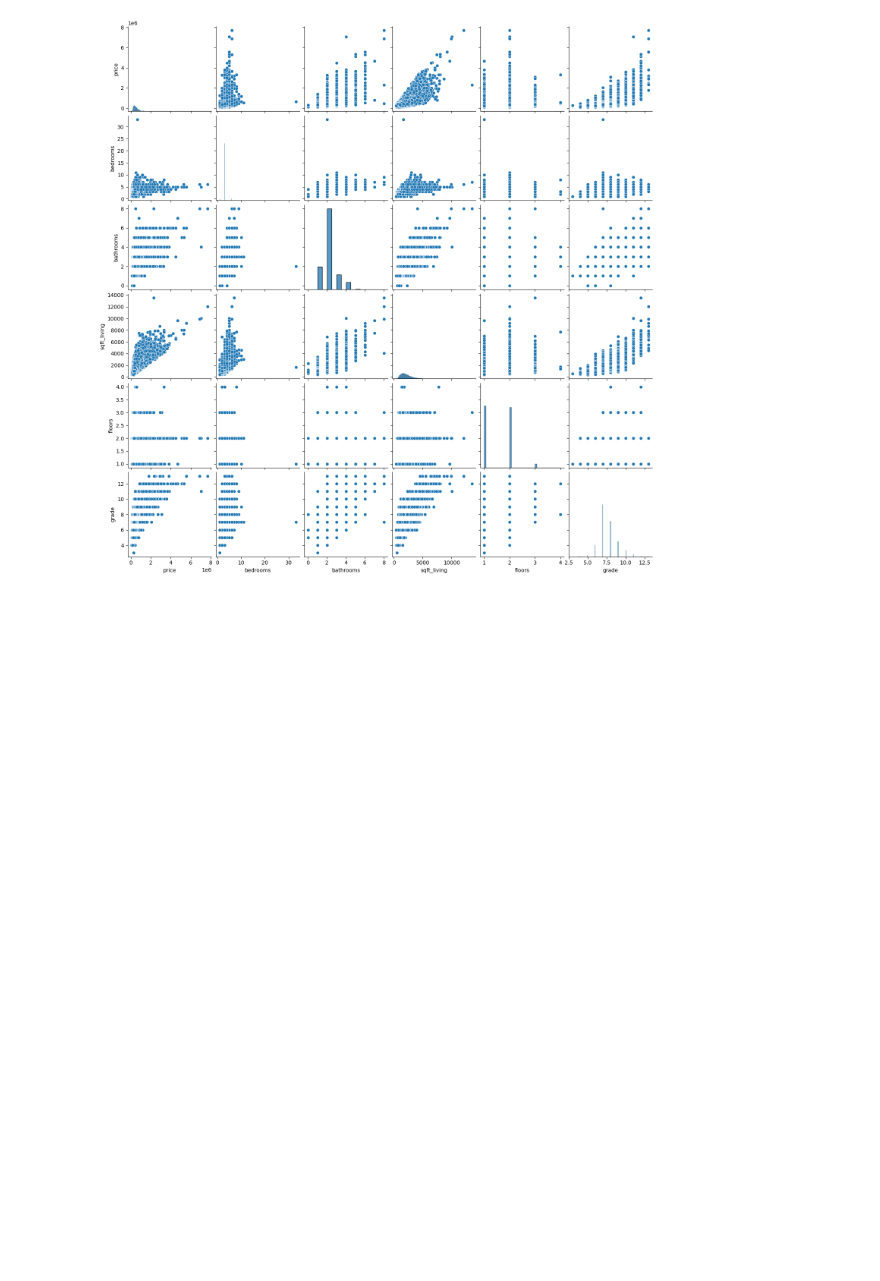
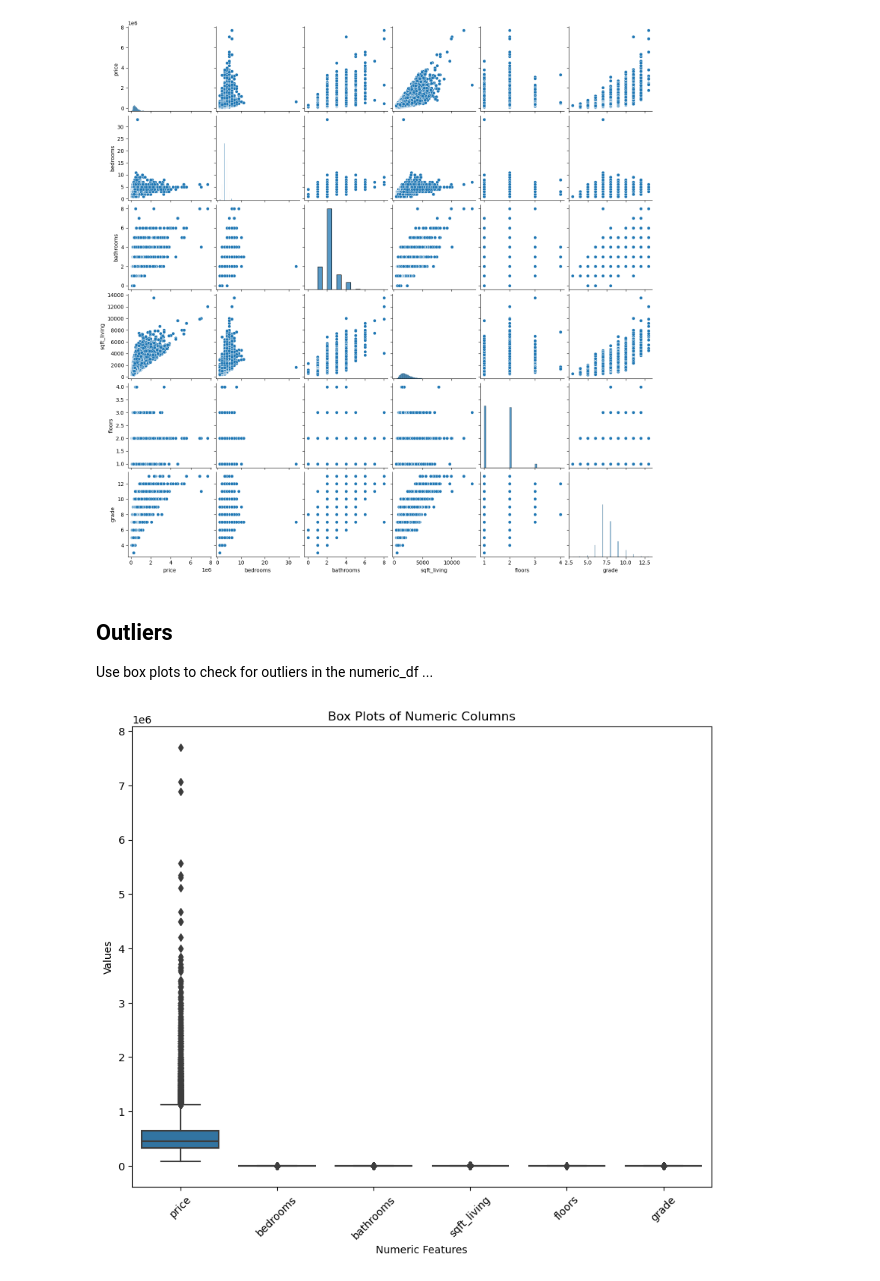
Before and after one commit to lchep2024/phase_2_project, a Jupyter notebook: members/joan.ipynb, the cells around one changed output. Saved outputs shown, nothing was run; the diff lists cells and outputs as text; code cells hidden in the pictures; blank space fills up the shorter version.

Commit message:
Check for outliers

```diff
--- a/members/joan.ipynb
+++ b/members/joan.ipynb
@@ -465,3 +465,16 @@ with warnings.catch_warnings():
     sns.pairplot(numeric_df)
 # %% [output]
 [figure]
+# %% [markdown]
+## Outliers
+Use box plots to check for outliers in the numeric_df ...
+# %%
+plt.figure(figsize = (10, 8))
+sns.boxplot(data = numeric_df)
+plt.title('Box Plots of Numeric Columns')
+plt.xlabel('Numeric Features')
+plt.ylabel('Values')
+plt.xticks(rotation = 45)
+plt.show()
+# %% [output]
+[figure, added]
```
Also changed, not shown: parts of 1 cell of this notebook.
